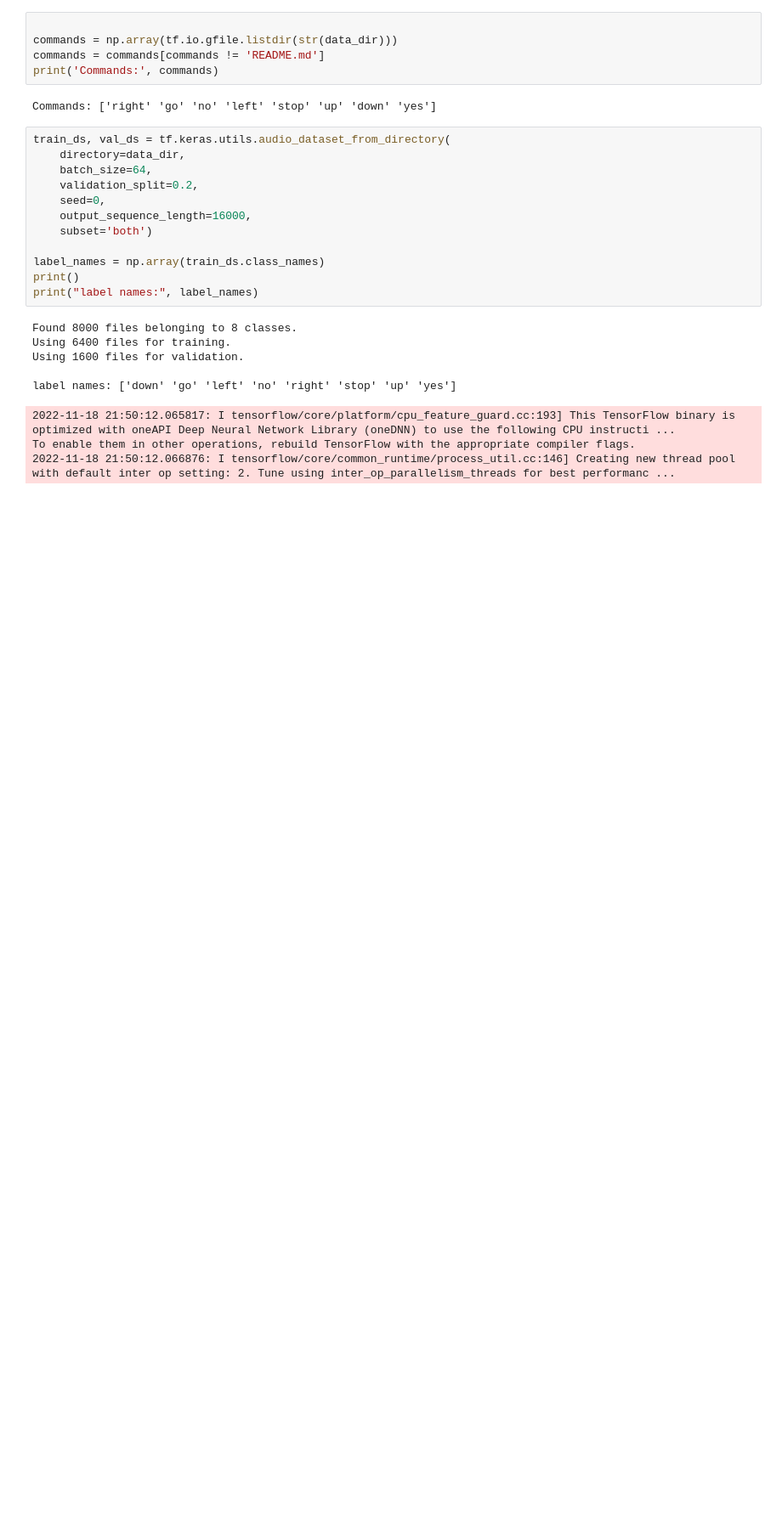
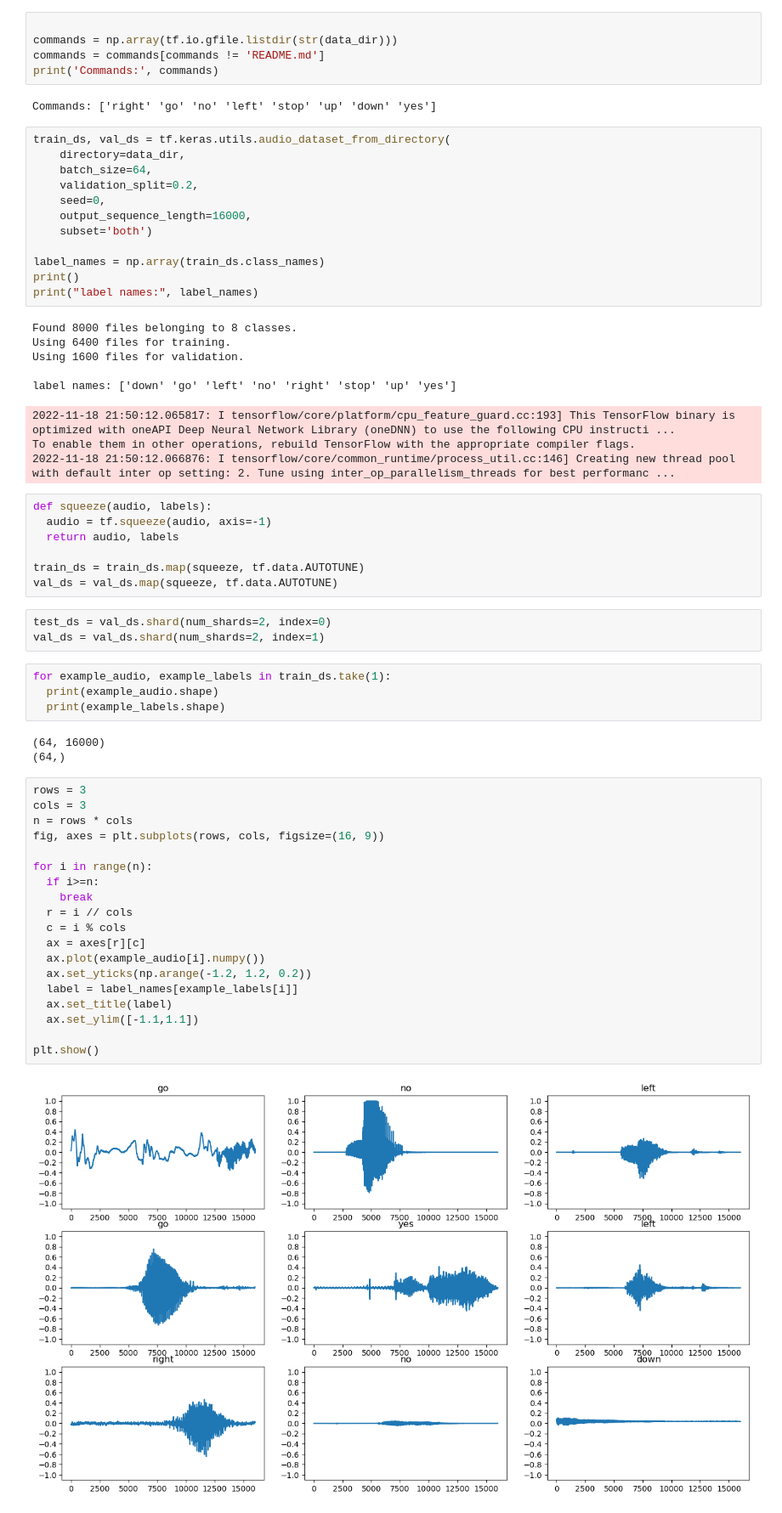
Before and after one commit to linda-XI/applause-detector, a Jupyter notebook: tf_simple.ipynb, the cells around one changed output. Shown at 85% size. Cells and saved outputs as stored; diff of their text form; blank space fills up the shorter version.

```diff
--- a/tf_simple.ipynb
+++ b/tf_simple.ipynb
@@ -56,3 +56,41 @@ label names: ['down' 'go' 'left' 'no' 'right' 'stop' 'up' 'yes']
 2022-11-18 21:50:12.065817: I tensorflow/core/platform/cpu_feature_guard.cc:193] This TensorFlow binary is optimized with oneAPI Deep Neural Network Library (oneDNN) to use the following CPU instructi ...
 To enable them in other operations, rebuild TensorFlow with the appropriate compiler flags.
 2022-11-18 21:50:12.066876: I tensorflow/core/common_runtime/process_util.cc:146] Creating new thread pool with default inter op setting: 2. Tune using inter_op_parallelism_threads for best performanc ...
+# %%
+def squeeze(audio, labels):
+  audio = tf.squeeze(audio, axis=-1)
+  return audio, labels
+
+train_ds = train_ds.map(squeeze, tf.data.AUTOTUNE)
+val_ds = val_ds.map(squeeze, tf.data.AUTOTUNE)
+# %%
+test_ds = val_ds.shard(num_shards=2, index=0)
+val_ds = val_ds.shard(num_shards=2, index=1)
+# %%
+for example_audio, example_labels in train_ds.take(1):
+  print(example_audio.shape)
+  print(example_labels.shape)
+# %% [output]
+(64, 16000)
+(64,)
+# %%
+rows = 3
+cols = 3
+n = rows * cols
+fig, axes = plt.subplots(rows, cols, figsize=(16, 9))
+
+for i in range(n):
+  if i>=n:
+    break
+  r = i // cols
+  c = i % cols
+  ax = axes[r][c]
+  ax.plot(example_audio[i].numpy())
+  ax.set_yticks(np.arange(-1.2, 1.2, 0.2))
+  label = label_names[example_labels[i]]
+  ax.set_title(label)
+  ax.set_ylim([-1.1,1.1])
+
+plt.show()
+# %% [output]
+[figure, added]
```
Also changed, not shown: 1 other file.
